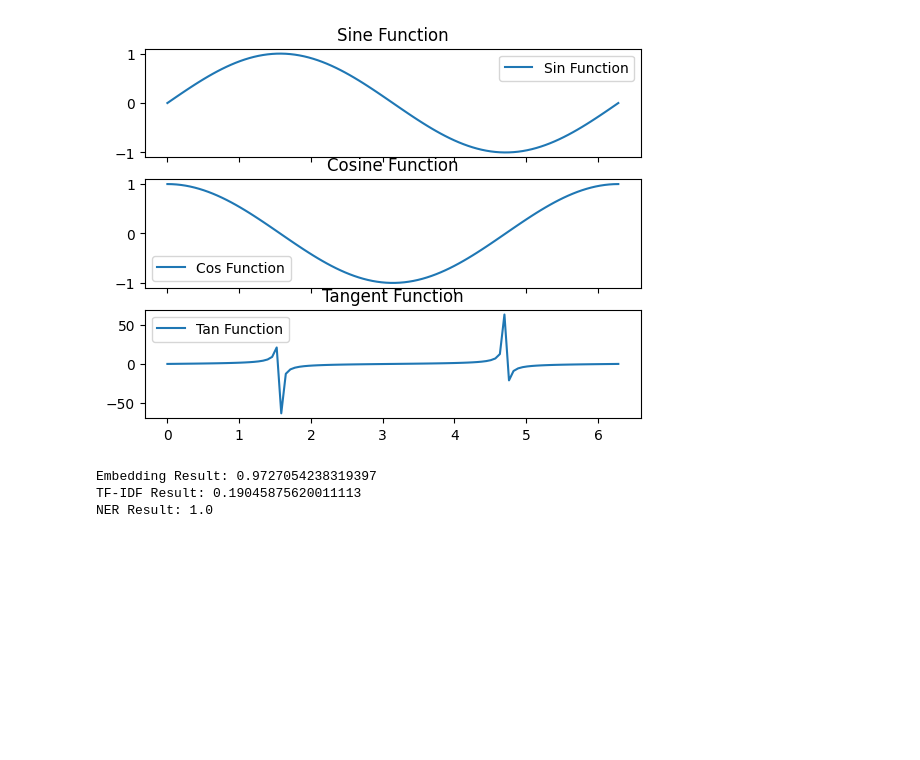
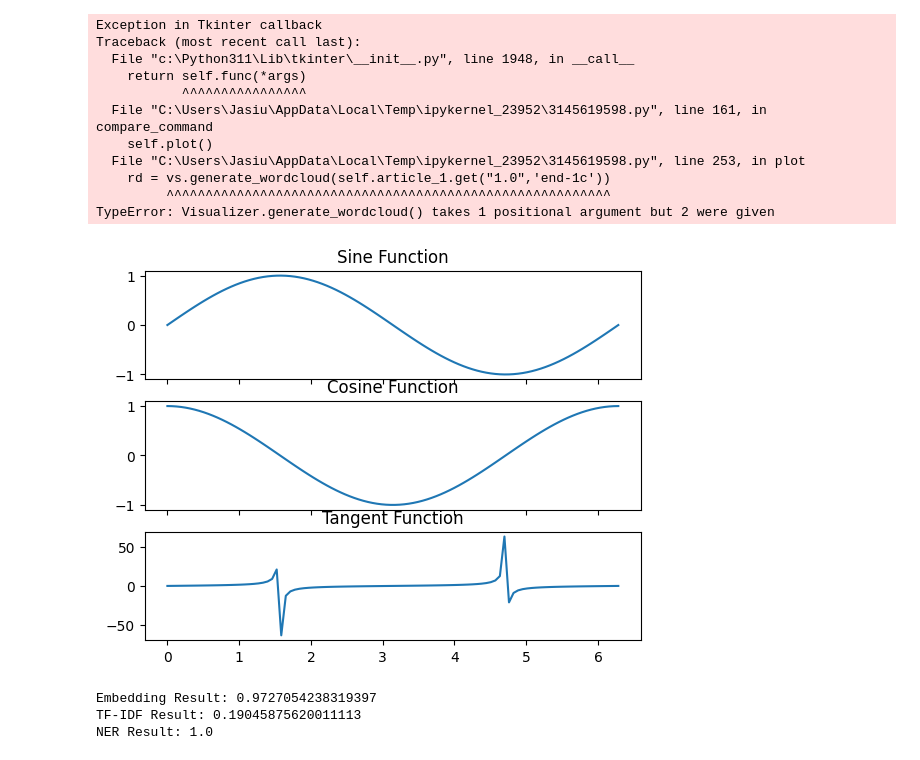
Before and after one commit to jasiu648/FindingNewsSimilarity, a Jupyter notebook: gui.ipynb, the cells around one changed output. Saved outputs shown, nothing was run; the diff lists cells and outputs as text; code cells hidden in the pictures; blank space fills up the shorter version.

```diff
--- a/gui.ipynb
+++ b/gui.ipynb
@@ -5,7 +5,7 @@ import tkinter.ttk as ttk
 from tkinter import messagebox
 from tkinter import filedialog
 from tkinter import simpledialog
-
+from visualization.Visualizer import *
 class App:
 
     def __init__(self, root):
@@ -243,40 +243,48 @@ class App:
 
         fig, (ax1, ax2, ax3) = plt.subplots(3, 1, sharex=True)
         ax1.plot(x, y1, label='Sin Function')
         ax2.plot(x, y2, label='Cos Function')
         ax3.plot(x, y3, label='Tan Function')
 
         ax1.set_title("Sine Function")
         ax2.set_title("Cosine Function")
         ax3.set_title("Tangent Function")
 
-        # Add legends
-        ax1.legend()
-        ax2.legend()
-        ax3.legend()
-
+        vs = Visualizer()
+        rd = vs.generate_wordcloud(self.article_1.get("1.0",'end-1c'))
         # Embed the plots in the Tkinter window
-        canvas = FigureCanvasTkAgg(fig, master=plot_window)
+        canvas = FigureCanvasTkAgg(rd, master=plot_window)
         canvas_widget = canvas.get_tk_widget()
         canvas_widget.pack()
 
         # Create a "Close" button in the new window
         close_button = ttk.Button(plot_window, text="Close", command=plot_window.destroy)
         close_button.pack(pady=10)
 
 
 
 from matplotlib.backends.backend_tkagg import FigureCanvasTkAgg
 import matplotlib.pyplot as plt
 import numpy as np
 
 
 if __name__ == "__main__":
     root = tk.Tk()
     app = App(root)
     root.mainloop()
 # %% [output]
+Exception in Tkinter callback
+Traceback (most recent call last):
+  File "c:\Python311\Lib\tkinter\__init__.py", line 1948, in __call__
+    return self.func(*args)
+           ^^^^^^^^^^^^^^^^
+  File "C:\Users\Jasiu\AppData\Local\Temp\ipykernel_23952\3145619598.py", line 161, in compare_command
+    self.plot()
+  File "C:\Users\Jasiu\AppData\Local\Temp\ipykernel_23952\3145619598.py", line 253, in plot
+    rd = vs.generate_wordcloud(self.article_1.get("1.0",'end-1c'))
+         ^^^^^^^^^^^^^^^^^^^^^^^^^^^^^^^^^^^^^^^^^^^^^^^^^^^^^^^^^
+TypeError: Visualizer.generate_wordcloud() takes 1 positional argument but 2 were given
-[figure, old version]
+[figure, new version]
 # %%
 import tkinter as tk
 from tkinter import ttk
```
Also changed, not shown: 11 other files.
